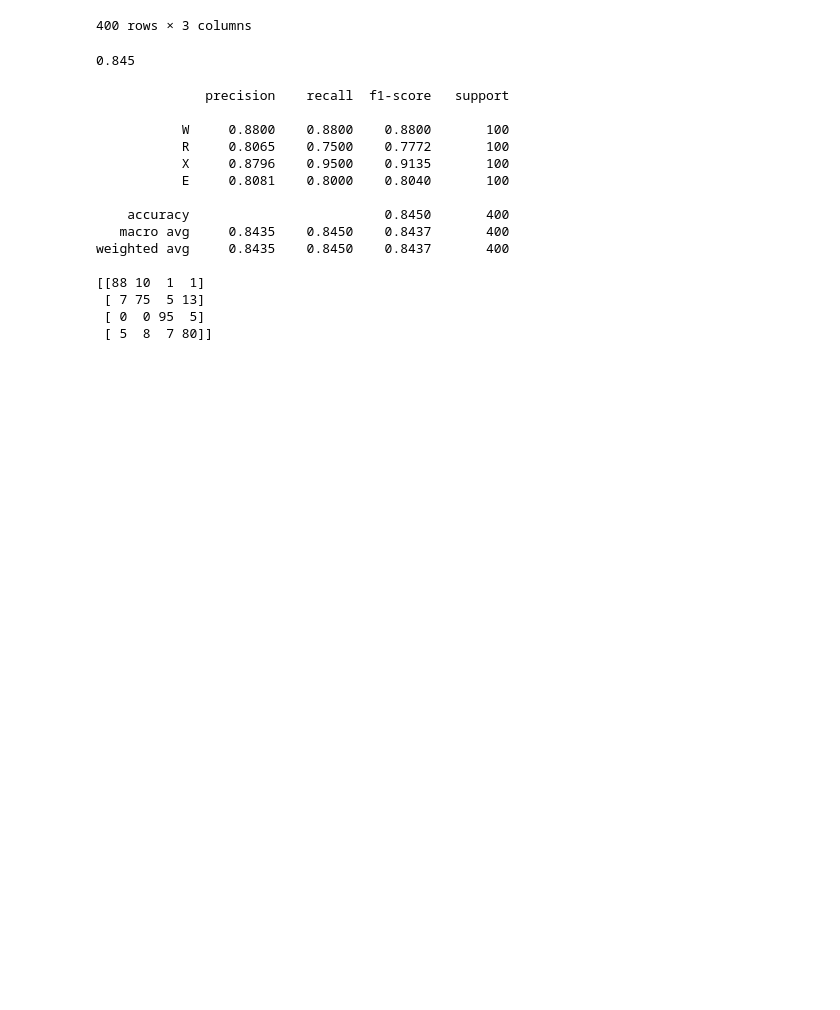
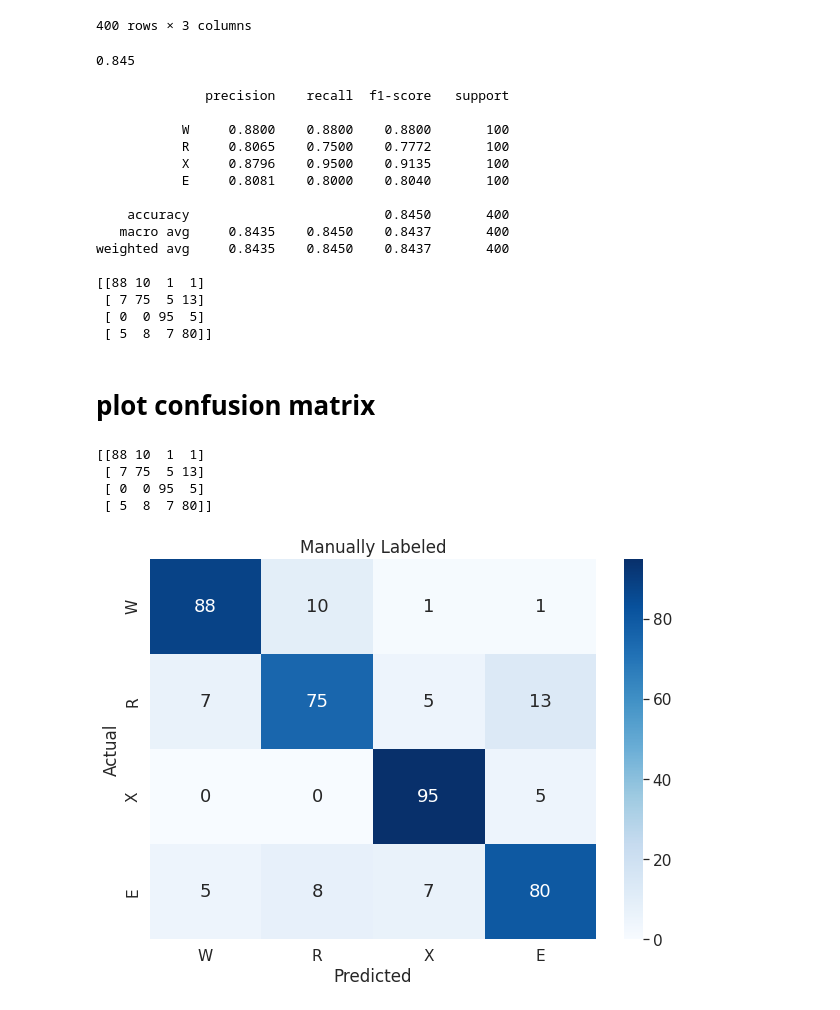
Before and after one commit to smtnkc/codebert-cfp, a Jupyter notebook: train_test.ipynb, the cells around one changed output. Cells and saved outputs as stored; diff of their text form; code cells hidden in the pictures; blank space fills up the shorter version.

Commit message:
Plot confusion matrices

```diff
--- a/train_test.ipynb
+++ b/train_test.ipynb
@@ -516,3 +516,43 @@ weighted avg     0.8435    0.8450    0.8437       400
  [ 7 75  5 13]
  [ 0  0 95  5]
  [ 5  8  7 80]]
+# %% [markdown]
+# plot confusion matrix
+# %%
+# plot confusion matrix
+import matplotlib.pyplot as plt
+import seaborn as sns
+import re
+import numpy as np
+
+# read matrix from classification report txt file
+
+with open(f'results/classification_report_{len(df_output)}_{COMMENTS_POSTFIX}.txt', 'r') as f:
+    file_content = f.read()
+    # get text between [[ and ]]
+    matrix = file_content[file_content.find('[[')+1:file_content.find(']]')+1]
+    # remove [ and ]
+    matrix = matrix.replace('[', '').replace(']', '')
+    # split by space or multiple spaces
+    matrix = re.split(r'\s+', matrix)
+    # convert to numpy matrix
+    matrix = np.array(matrix).astype(int).reshape(4, 4)
+
+print(matrix)
+target_names = ['W', 'R', 'X', 'E']
+
+# set font size
+plt.rcParams.update({'font.size': 18})
+plt.figure(figsize=(10,7))
+plt.title('Manually Labeled')
+sns.heatmap(matrix, annot=True, fmt='d', cmap='Blues', xticklabels=target_names, yticklabels=target_names)
+plt.xlabel('Predicted')
+plt.ylabel('Actual')
+plt.savefig(f'results/confusion_matrix_{len(df_output)}_{COMMENTS_POSTFIX}.png', dpi=300, bbox_inches='tight')
+plt.show()
+# %% [output]
+[[88 10  1  1]
+ [ 7 75  5 13]
+ [ 0  0 95  5]
+ [ 5  8  7 80]]
+[figure, added]
```
Also changed, not shown: parts of 1 cell of this notebook, 2 other files.
